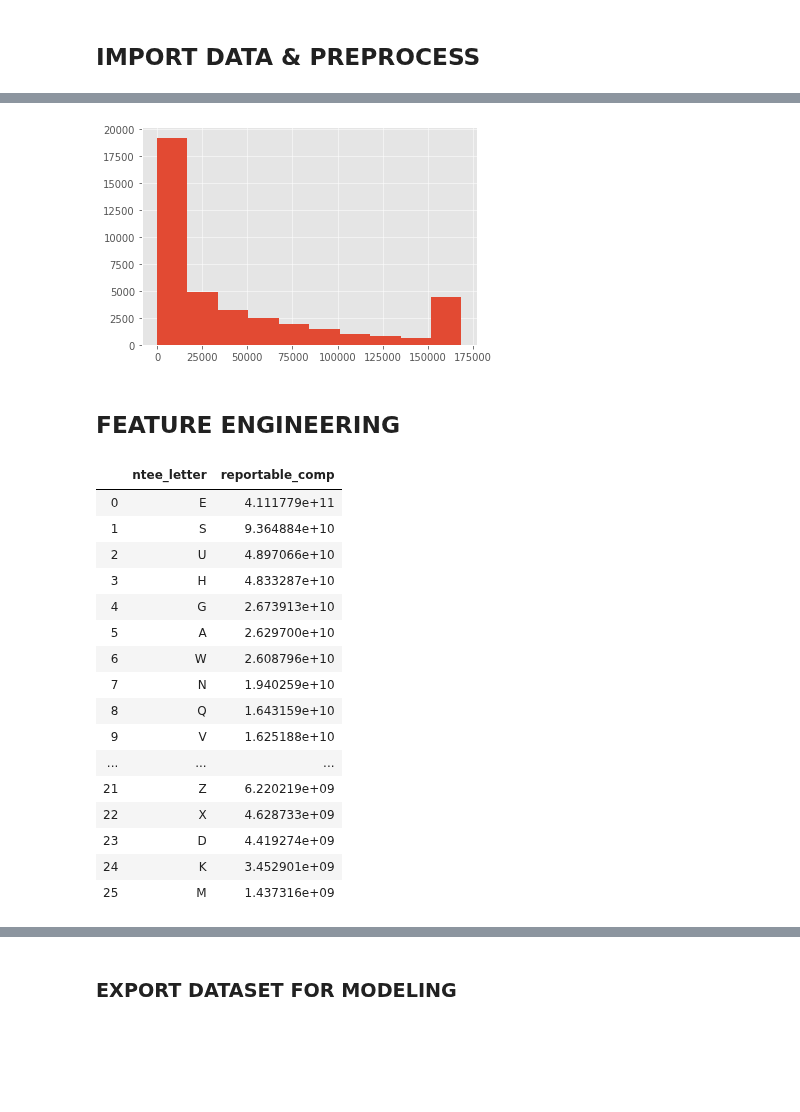
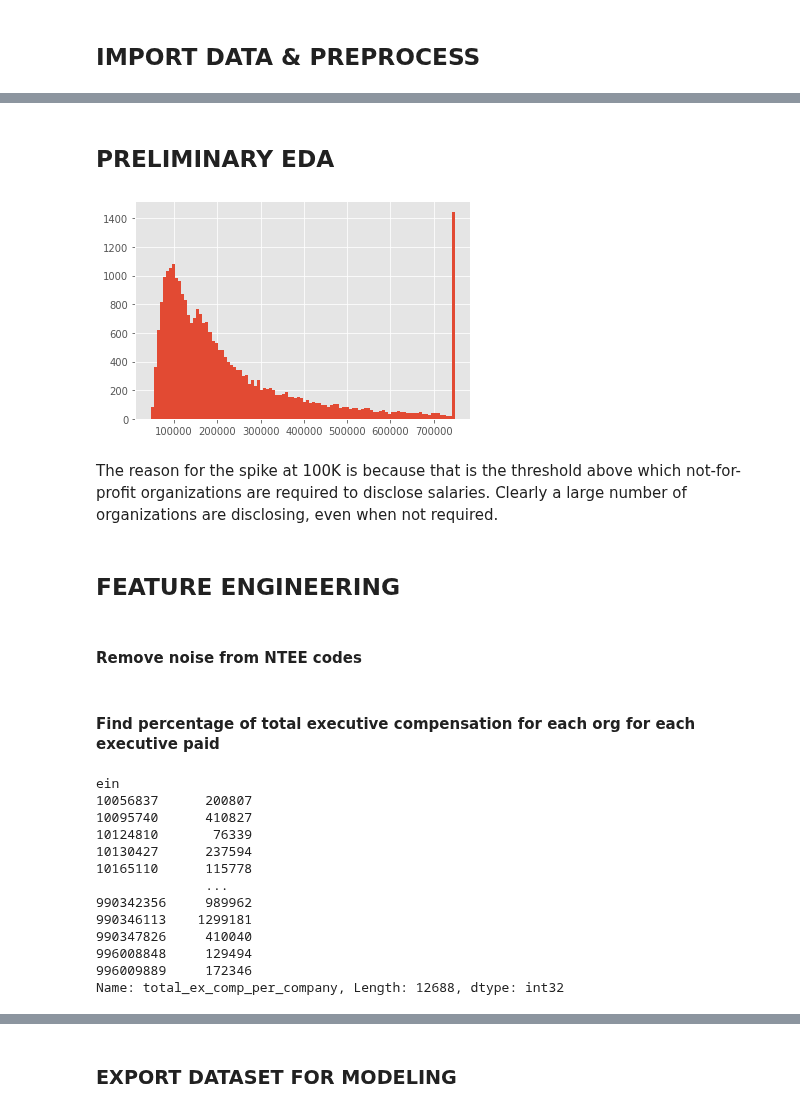
Before and after one commit to mrkjhsn/Not_for_Profit_Compensation_Modeling, a Jupyter notebook: 04.executive_comp_data_prep.ipynb, the cells around one changed output, grey strips where cells are left out. Cells and saved outputs as stored; diff of their text form; code cells hidden in the pictures; blank space fills up the shorter version.

```diff
--- a/04.executive_comp_data_prep.ipynb
+++ b/04.executive_comp_data_prep.ipynb
@@ -106,6 +132,0 @@ df[(df.trustee_or_director == True) &
-# %%
-# subset dataset to focus analysis
-df = df[(df.trustee_or_director == True) &
-  (df.reportable_comp > 0) &
-  (df.period.apply(lambda x: str(x)[0:4]) == '2017')
-  ]
@@ -136,3 +153,6 @@ dtype: object
+# %%
+# drop highest compensated employees
+df.drop(df.loc[df.highest_compensated == True].index, inplace=True)
 # %%
 # examine for nan values
 df.isna().sum()
@@ -167 +180,9 @@ df.shape
+# %%
+# fillna for formation_year
+# I may want to do this with random forest instead
+df.formation_yr.fillna(df.formation_yr.median(), inplace=True)
+df.formation_yr = df.formation_yr.astype(int)
+# %%
+# fillna for orgs with missing liabilities
+df.liabilities.fillna(df.liabilities.median(), inplace=True)
 # %%
@@ -208,33 +211,36 @@ df[df.formation_yr.isna()]
+# %% [markdown]
+## PRELIMINARY EDA
 # %%
-# clipping at the 90% percentile, what is the distribution?
-plt.hist(df.reportable_comp.clip(upper=df.reportable_comp.quantile(.90)));
+# clipping at the 95% percentile, what is the distribution?
+plt.hist(df.reportable_comp.clip(upper=df.reportable_comp.quantile(.95)), bins=100);
 # %% [output]
-[figure, old version]
+[figure, new version]
+# %% [markdown]
+The reason for the spike at 100K is because that is the threshold above which not-for-profit organizations are required to disclose salaries.  Clearly a large number of organizations are disclosing, even when not required.
 # %% [markdown]
 ## FEATURE ENGINEERING
+# %% [markdown]
+#### Remove noise from NTEE codes
 # %%
 # to more broadly categorize not-for-profits
 # strip off the letter from the ntee code
 df['ntee_letter'] = df.ntee_code.apply(lambda x: x[0:1])
-# %%
-# based on ntee letters, which orgs have the most variance?
-df.groupby('ntee_letter')['reportable_comp'].var() \
-    .sort_values(ascending=False).reset_index()
-# %% [output]
-|  | ntee_letter | reportable_comp |
-| 0 | E | 4.111779e+11 |
-| 1 | S | 9.364884e+10 |
-| 2 | U | 4.897066e+10 |
-| 3 | H | 4.833287e+10 |
-| 4 | G | 2.673913e+10 |
-| 5 | A | 2.629700e+10 |
-| 6 | W | 2.608796e+10 |
-| 7 | N | 1.940259e+10 |
-| 8 | Q | 1.643159e+10 |
-| 9 | V | 1.625188e+10 |
-| ... | ... | ... |
-| 21 | Z | 6.220219e+09 |
-| 22 | X | 4.628733e+09 |
-| 23 | D | 4.419274e+09 |
-| 24 | K | 3.452901e+09 |
-| 25 | M | 1.437316e+09 |
+# %% [markdown]
+#### Find percentage of total executive compensation for each org for each executive paid
+# %%
+# find total reportable comp for each ein
+df.groupby('ein')['reportable_comp'].sum().astype(int).rename('total_ex_comp_per_company')
+# %% [output]
+ein
+10056837      200807
+10095740      410827
+10124810       76339
+10130427      237594
+10165110      115778
+              ...
+990342356     989962
+990346113    1299181
+990347826     410040
+996008848     129494
+996009889     172346
+Name: total_ex_comp_per_company, Length: 12688, dtype: int32
```
Also changed, not shown: parts of 45 cells of this notebook.
